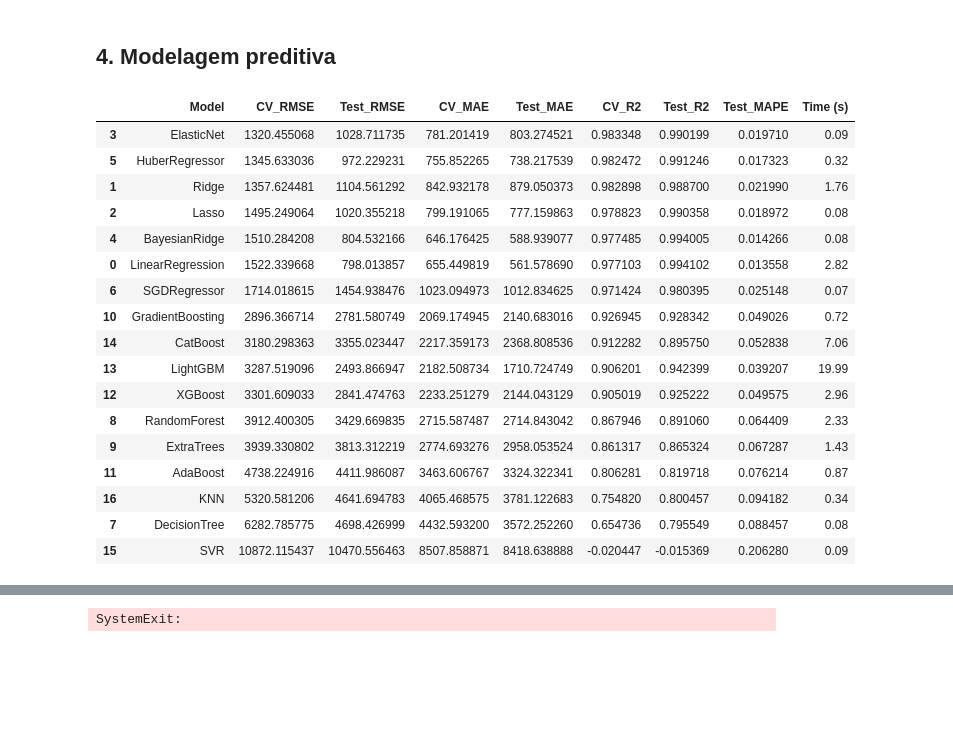
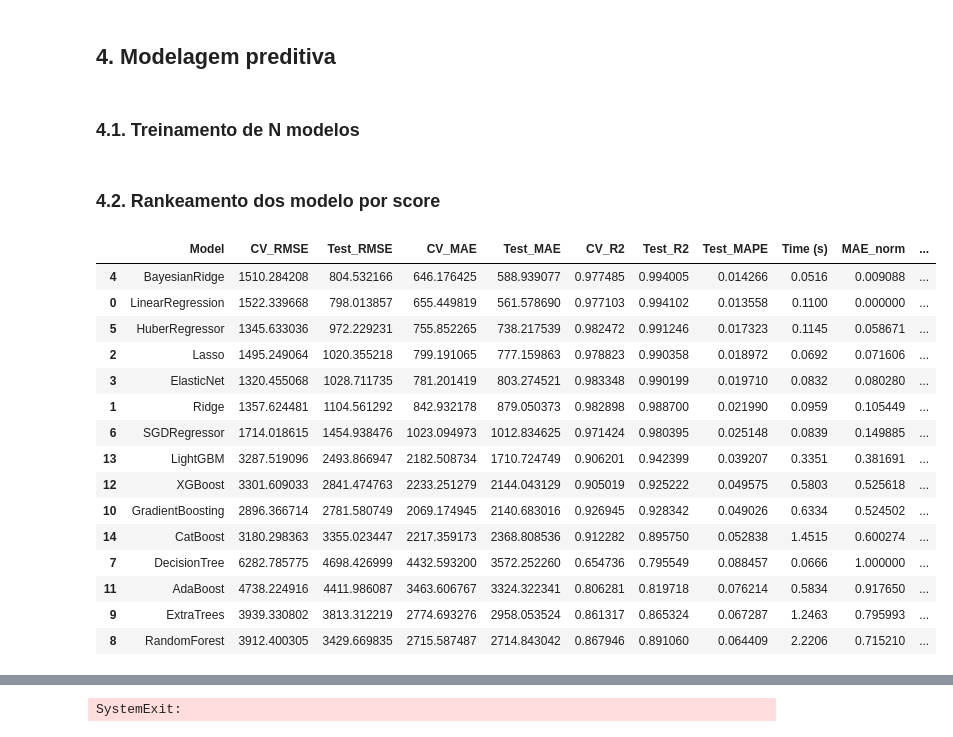
Before and after one commit to emso-exe/Compra_de_carro, a Jupyter notebook: 002_modelagem_preditiva.ipynb, the cells around one changed output, grey strips where cells are left out. Saved outputs shown, nothing was run; the diff lists cells and outputs as text; code cells hidden in the pictures; blank space fills up the shorter version.

Commit message:
feat: Aplicação de validação cruzada com diversos algoritmos aplicados a regressão linear, rankeamento dos algoritmos e geração de gráfico de análise de resíduos x previsões.

```diff
--- a/002_modelagem_preditiva.ipynb
+++ b/002_modelagem_preditiva.ipynb
@@ -263,6 +263,8 @@ Shape de X_train após transformação: (400, 43)
 Shape de X_test após transformação:  (100, 43)
 # %% [markdown]
 ## 4. Modelagem preditiva
+# %% [markdown]
+### 4.1. Treinamento de N modelos
 # %%
 # Definindo os modelos a serem testados
 
@@ -287,10 +289,6 @@ models = {
     'XGBoost': XGBRegressor(n_estimators=100, random_state=42, verbosity=0),
     'LightGBM': lgb.LGBMRegressor(n_estimators=100, random_state=42, verbose=-1),
     'CatBoost': cb.CatBoostRegressor(iterations=100, depth=6, learning_rate=0.1, loss_function='MAE', verbose=0),
-
-    # Modelos não lineares
-    'SVR': SVR(kernel='rbf', C=1.0, epsilon=0.1),
-    'KNN': KNeighborsRegressor(n_neighbors=5)
 }
 # %%
 def models_evaluation(models, X_train, y_train, X_test, y_test, preprocessor, cv_splits=5):
@@ -373,35 +371,46 @@ def models_evaluation(models, X_train, y_train, X_test, y_test, preprocessor, cv
             'CV_R2': mean_cv_r2,
             'Test_R2': test_r2,
             'Test_MAPE': test_mape,
-            'Time (s)': round(elapsed, 2)
+            'Time (s)': round(elapsed, 4)
         })
 
     return results
+# %% [markdown]
+### 4.2. Rankeamento dos modelo por score
 # %%
 # Avaliando os modelos
 results = models_evaluation(models, X_train, y_train, X_test, y_test, preprocessor)
 
 # Criando DataFrame de resultados
 df_results = pd.DataFrame(results)
 
-# Exibindo os resultados
-df_results.sort_values('CV_RMSE')
+# Normaliza as métricas para ficarem na mesma escala
+df_results['MAE_norm'] = (df_results['Test_MAE'] - df_results['Test_MAE'].min()) / (
+    df_results['Test_MAE'].max() - df_results['Test_MAE'].min())
+df_results['Time_norm'] = (df_results['Time (s)'] - df_results['Time (s)'].min()) / (
+    df_results['Time (s)'].max() - df_results['Time (s)'].min())
+
+# Fórmula de ranking: peso maior para erro (70%) e menor para tempo (30%)
+df_results['Final_Score'] = (0.7 * df_results['MAE_norm']) + (0.3 * df_results['Time_norm'])
+
+# Quanto menor o Final_Score, melhor o modelo
+df_results.sort_values('Final_Score', ascending=True, inplace=True)
+
+df_results
 # %% [output]
-|  | Model | CV_RMSE | Test_RMSE | CV_MAE | Test_MAE | CV_R2 | Test_R2 | Test_MAPE | Time (s) |
-| 3 | ElasticNet | 1320.455068 | 1028.711735 | 781.201419 | 803.274521 | 0.983348 | 0.990199 | 0.019710 | 0.09 |
-| 5 | HuberRegressor | 1345.633036 | 972.229231 | 755.852265 | 738.217539 | 0.982472 | 0.991246 | 0.017323 | 0.32 |
-| 1 | Ridge | 1357.624481 | 1104.561292 | 842.932178 | 879.050373 | 0.982898 | 0.988700 | 0.021990 | 1.76 |
-| 2 | Lasso | 1495.249064 | 1020.355218 | 799.191065 | 777.159863 | 0.978823 | 0.990358 | 0.018972 | 0.08 |
-| 4 | BayesianRidge | 1510.284208 | 804.532166 | 646.176425 | 588.939077 | 0.977485 | 0.994005 | 0.014266 | 0.08 |
-| 0 | LinearRegression | 1522.339668 | 798.013857 | 655.449819 | 561.578690 | 0.977103 | 0.994102 | 0.013558 | 2.82 |
-| 6 | SGDRegressor | 1714.018615 | 1454.938476 | 1023.094973 | 1012.834625 | 0.971424 | 0.980395 | 0.025148 | 0.07 |
-| 10 | GradientBoosting | 2896.366714 | 2781.580749 | 2069.174945 | 2140.683016 | 0.926945 | 0.928342 | 0.049026 | 0.72 |
-| 14 | CatBoost | 3180.298363 | 3355.023447 | 2217.359173 | 2368.808536 | 0.912282 | 0.895750 | 0.052838 | 7.06 |
-| 13 | LightGBM | 3287.519096 | 2493.866947 | 2182.508734 | 1710.724749 | 0.906201 | 0.942399 | 0.039207 | 19.99 |
-| 12 | XGBoost | 3301.609033 | 2841.474763 | 2233.251279 | 2144.043129 | 0.905019 | 0.925222 | 0.049575 | 2.96 |
-| 8 | RandomForest | 3912.400305 | 3429.669835 | 2715.587487 | 2714.843042 | 0.867946 | 0.891060 | 0.064409 | 2.33 |
-| 9 | ExtraTrees | 3939.330802 | 3813.312219 | 2774.693276 | 2958.053524 | 0.861317 | 0.865324 | 0.067287 | 1.43 |
-| 11 | AdaBoost | 4738.224916 | 4411.986087 | 3463.606767 | 3324.322341 | 0.806281 | 0.819718 | 0.076214 | 0.87 |
-| 16 | KNN | 5320.581206 | 4641.694783 | 4065.468575 | 3781.122683 | 0.754820 | 0.800457 | 0.094182 | 0.34 |
-| 7 | DecisionTree | 6282.785775 | 4698.426999 | 4432.593200 | 3572.252260 | 0.654736 | 0.795549 | 0.088457 | 0.08 |
-| 15 | SVR | 10872.115437 | 10470.556463 | 8507.858871 | 8418.638888 | -0.020447 | -0.015369 | 0.206280 | 0.09 |
+|  | Model | CV_RMSE | Test_RMSE | CV_MAE | Test_MAE | CV_R2 | Test_R2 | Test_MAPE | Time (s) | MAE_norm | ... |
+| 4 | BayesianRidge | 1510.284208 | 804.532166 | 646.176425 | 588.939077 | 0.977485 | 0.994005 | 0.014266 | 0.0516 | 0.009088 | ... |
+| 0 | LinearRegression | 1522.339668 | 798.013857 | 655.449819 | 561.578690 | 0.977103 | 0.994102 | 0.013558 | 0.1100 | 0.000000 | ... |
+| 5 | HuberRegressor | 1345.633036 | 972.229231 | 755.852265 | 738.217539 | 0.982472 | 0.991246 | 0.017323 | 0.1145 | 0.058671 | ... |
+| 2 | Lasso | 1495.249064 | 1020.355218 | 799.191065 | 777.159863 | 0.978823 | 0.990358 | 0.018972 | 0.0692 | 0.071606 | ... |
+| 3 | ElasticNet | 1320.455068 | 1028.711735 | 781.201419 | 803.274521 | 0.983348 | 0.990199 | 0.019710 | 0.0832 | 0.080280 | ... |
+| 1 | Ridge | 1357.624481 | 1104.561292 | 842.932178 | 879.050373 | 0.982898 | 0.988700 | 0.021990 | 0.0959 | 0.105449 | ... |
+| 6 | SGDRegressor | 1714.018615 | 1454.938476 | 1023.094973 | 1012.834625 | 0.971424 | 0.980395 | 0.025148 | 0.0839 | 0.149885 | ... |
+| 13 | LightGBM | 3287.519096 | 2493.866947 | 2182.508734 | 1710.724749 | 0.906201 | 0.942399 | 0.039207 | 0.3351 | 0.381691 | ... |
+| 12 | XGBoost | 3301.609033 | 2841.474763 | 2233.251279 | 2144.043129 | 0.905019 | 0.925222 | 0.049575 | 0.5803 | 0.525618 | ... |
+| 10 | GradientBoosting | 2896.366714 | 2781.580749 | 2069.174945 | 2140.683016 | 0.926945 | 0.928342 | 0.049026 | 0.6334 | 0.524502 | ... |
+| 14 | CatBoost | 3180.298363 | 3355.023447 | 2217.359173 | 2368.808536 | 0.912282 | 0.895750 | 0.052838 | 1.4515 | 0.600274 | ... |
+| 7 | DecisionTree | 6282.785775 | 4698.426999 | 4432.593200 | 3572.252260 | 0.654736 | 0.795549 | 0.088457 | 0.0666 | 1.000000 | ... |
+| 11 | AdaBoost | 4738.224916 | 4411.986087 | 3463.606767 | 3324.322341 | 0.806281 | 0.819718 | 0.076214 | 0.5834 | 0.917650 | ... |
+| 9 | ExtraTrees | 3939.330802 | 3813.312219 | 2774.693276 | 2958.053524 | 0.861317 | 0.865324 | 0.067287 | 1.2463 | 0.795993 | ... |
+| 8 | RandomForest | 3912.400305 | 3429.669835 | 2715.587487 | 2714.843042 | 0.867946 | 0.891060 | 0.064409 | 2.2206 | 0.715210 | ... |
```
Also changed, not shown: parts of 3 cells of this notebook.
